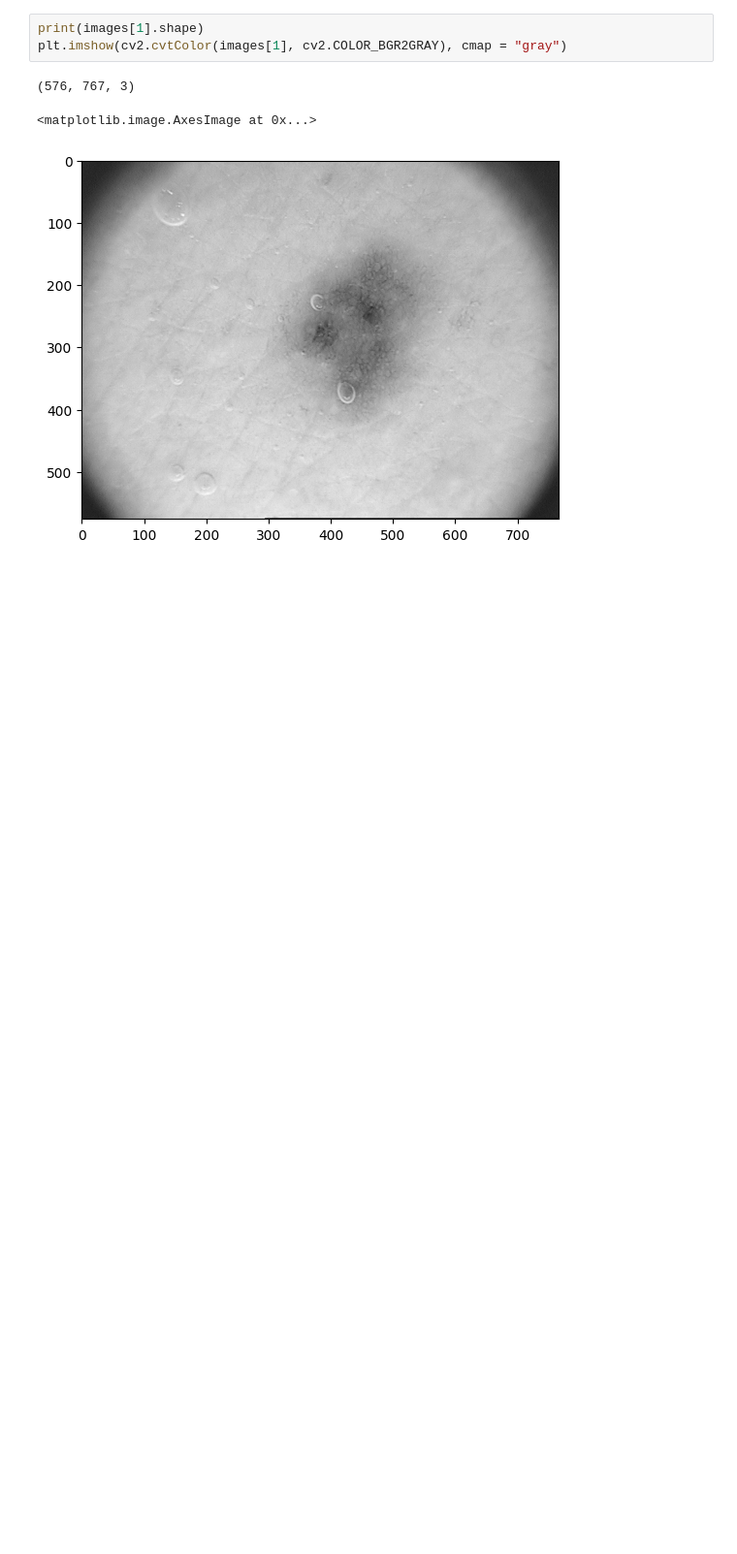
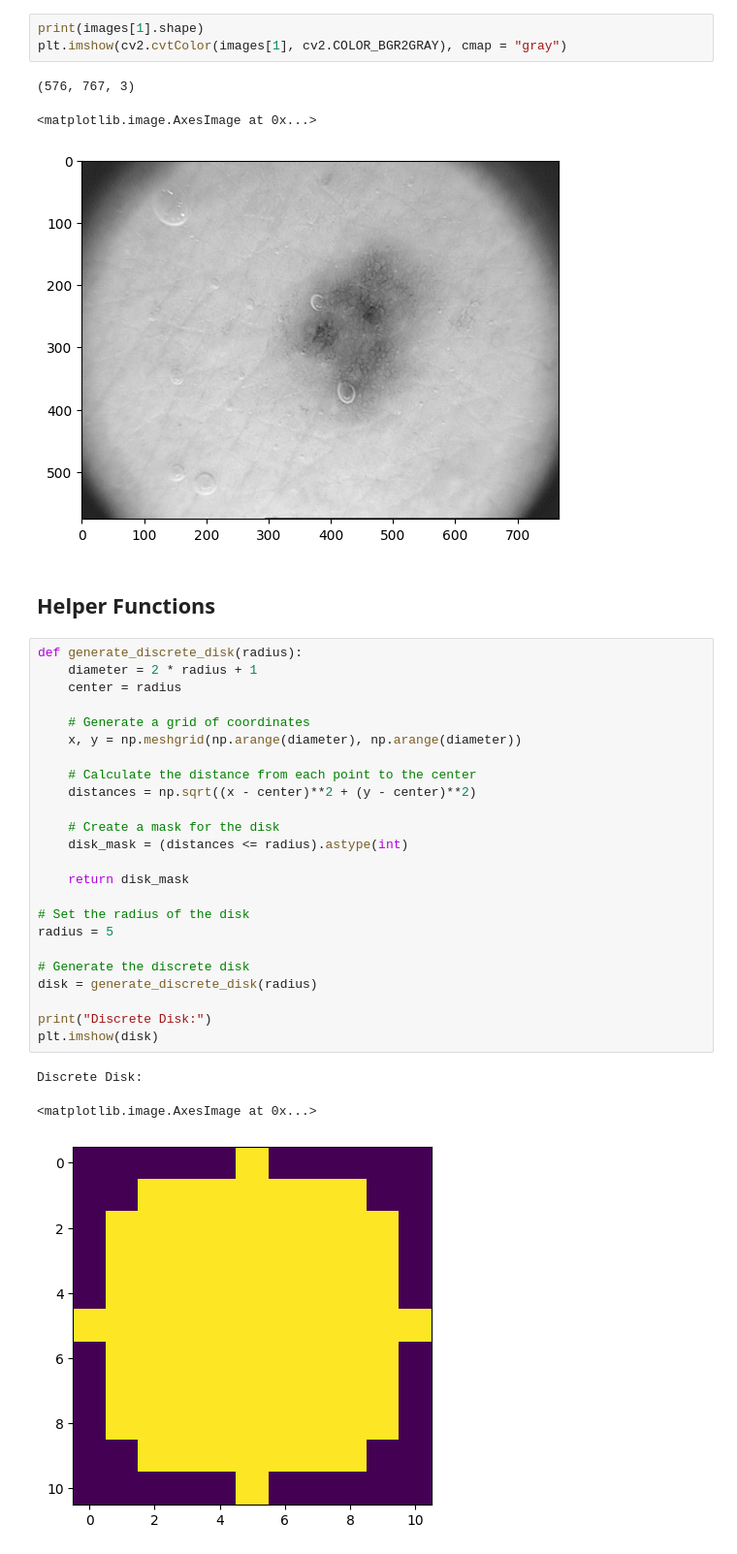
Before and after one commit to Rapuris/Medical-Image-Analysis-Spring-2024, a Jupyter notebook: skin.ipynb, the cells around one changed output. Shown at 97% size. Cells and saved outputs as stored; diff of their text form; blank space fills up the shorter version.

Commit message:
Discrete disk

```diff
--- a/skin.ipynb
+++ b/skin.ipynb
@@ -71,3 +71,33 @@ plt.imshow(cv2.cvtColor(images[1], cv2.COLOR_BGR2GRAY), cmap = "gray")
 (576, 767, 3)
 <matplotlib.image.AxesImage at 0x...>
 [figure]
+# %% [markdown]
+## Helper Functions
+# %%
+def generate_discrete_disk(radius):
+    diameter = 2 * radius + 1
+    center = radius
+
+    # Generate a grid of coordinates
+    x, y = np.meshgrid(np.arange(diameter), np.arange(diameter))
+
+    # Calculate the distance from each point to the center
+    distances = np.sqrt((x - center)**2 + (y - center)**2)
+
+    # Create a mask for the disk
+    disk_mask = (distances <= radius).astype(int)
+
+    return disk_mask
+
+# Set the radius of the disk
+radius = 5
+
+# Generate the discrete disk
+disk = generate_discrete_disk(radius)
+
+print("Discrete Disk:")
+plt.imshow(disk)
+# %% [output]
+Discrete Disk:
+<matplotlib.image.AxesImage at 0x...>
+[figure, added]
```
